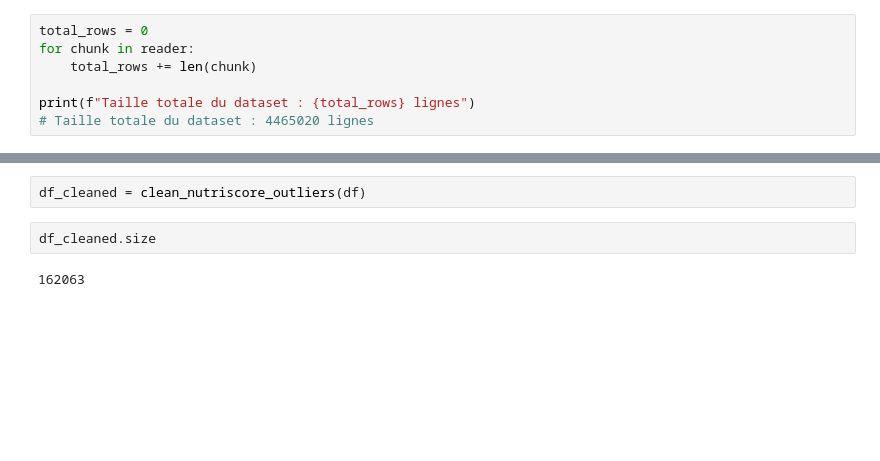
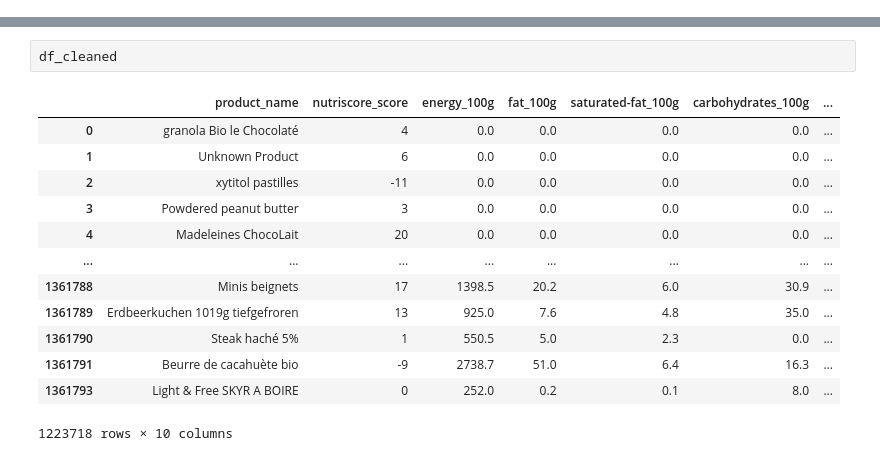
Before and after one commit to mhsylla/Openfoodfact, a Jupyter notebook: notebooks/index.ipynb, the cells around one changed output, grey strips where cells are left out. Saved outputs shown, nothing was run; the diff lists cells and outputs as text; blank space fills up the shorter version.

```diff
--- a/notebooks/index.ipynb
+++ b/notebooks/index.ipynb
@@ -45,7 +113,0 @@ reader = pd.read_csv(
-# %%
-total_rows = 0
-for chunk in reader:
-    total_rows += len(chunk)
-
-print(f"Taille totale du dataset : {total_rows} lignes")
-# Taille totale du dataset : 4465020 lignes
@@ -130,6 +333,16 @@ def clean_nutriscore_outliers(df, target='nutriscore_score'):
 # %%
-df_cleaned = clean_nutriscore_outliers(df)
+df_cleaned
+# %% [output]
+|  | product_name | nutriscore_score | energy_100g | fat_100g | saturated-fat_100g | carbohydrates_100g | ... |
+| 0 | granola Bio le Chocolaté | 4 | 0.0 | 0.0 | 0.0 | 0.0 | ... |
+| 1 | Unknown Product | 6 | 0.0 | 0.0 | 0.0 | 0.0 | ... |
+| 2 | xytitol pastilles | -11 | 0.0 | 0.0 | 0.0 | 0.0 | ... |
+| 3 | Powdered peanut butter | 3 | 0.0 | 0.0 | 0.0 | 0.0 | ... |
+| 4 | Madeleines ChocoLait | 20 | 0.0 | 0.0 | 0.0 | 0.0 | ... |
+| ... | ... | ... | ... | ... | ... | ... | ... |
+| 1361788 | Minis beignets | 17 | 1398.5 | 20.2 | 6.0 | 30.9 | ... |
+| 1361789 | Erdbeerkuchen 1019g tiefgefroren | 13 | 925.0 | 7.6 | 4.8 | 35.0 | ... |
+| 1361790 | Steak haché 5% | 1 | 550.5 | 5.0 | 2.3 | 0.0 | ... |
+| 1361791 | Beurre de cacahuète bio | -9 | 2738.7 | 51.0 | 6.4 | 16.3 | ... |
+| 1361793 | Light & Free SKYR A BOIRE | 0 | 252.0 | 0.2 | 0.1 | 8.0 | ... |
+1223718 rows × 10 columns
-# %%
-df_cleaned.size
-# %% [output]
-162063
```
Also changed, not shown: parts of 46 cells of this notebook, 4 other files.
